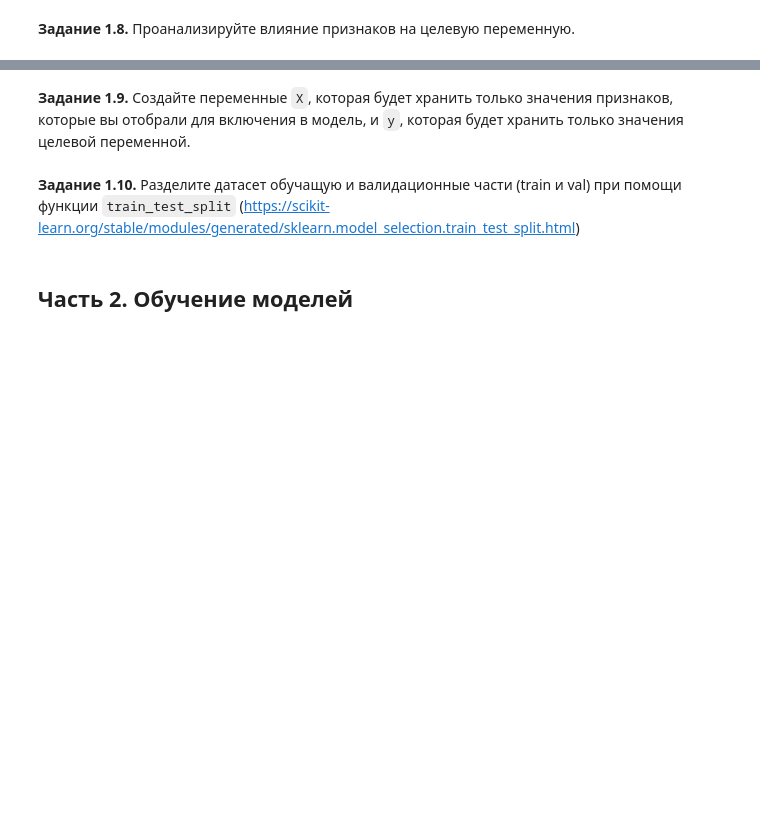
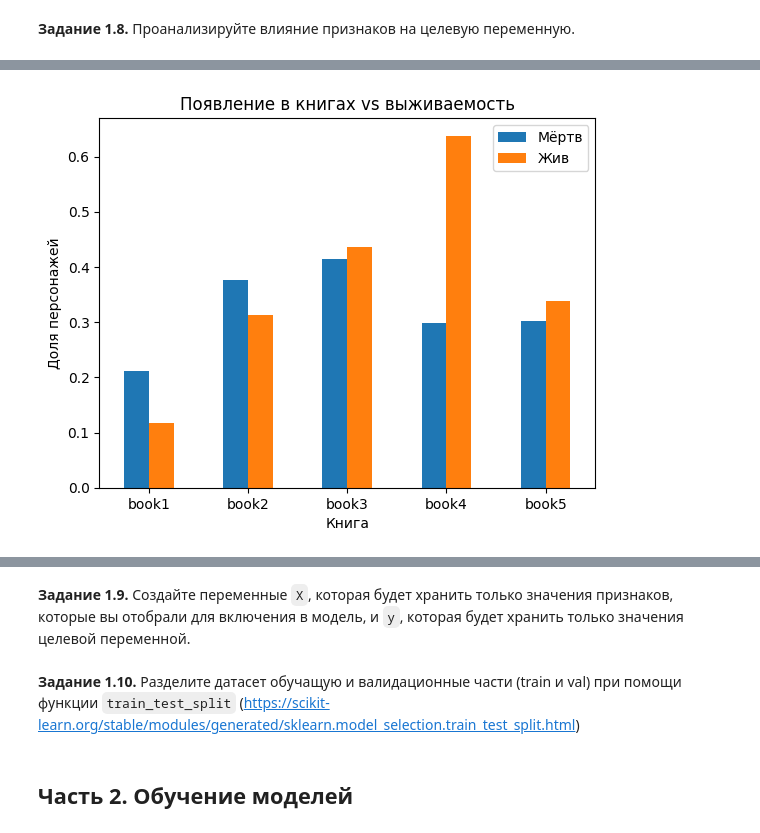
Before and after one commit to LevoniaSolo/DLS, a Jupyter notebook: week_01_ml_intro/Homework/hw_1_game_of_thrones.ipynb, the cells around one changed output, grey strips where cells are left out. Cells and saved outputs as stored; diff of their text form; code cells hidden in the pictures; blank space fills up the shorter version.

```diff
--- a/week_01_ml_intro/Homework/hw_1_game_of_thrones.ipynb
+++ b/week_01_ml_intro/Homework/hw_1_game_of_thrones.ipynb
@@ -363,0 +514,12 @@ data.describe(include = [...]).T[['count', 'min', 'max']].assign(N_unique_values
+# %%
+book_cols = ['book1', 'book2', 'book3', 'book4', 'book5']
+book_survival = data.groupby('isAlive')[book_cols].mean()
+book_survival.T.plot(kind='bar')
+plt.title('Появление в книгах vs выживаемость')
+plt.xlabel('Книга')
+plt.ylabel('Доля персонажей')
+plt.legend(['Мёртв', 'Жив'])
+plt.xticks(rotation=0)
+plt.show()
+# %% [output]
+[figure, added]
```
Also changed, not shown: parts of 19 cells of this notebook.
